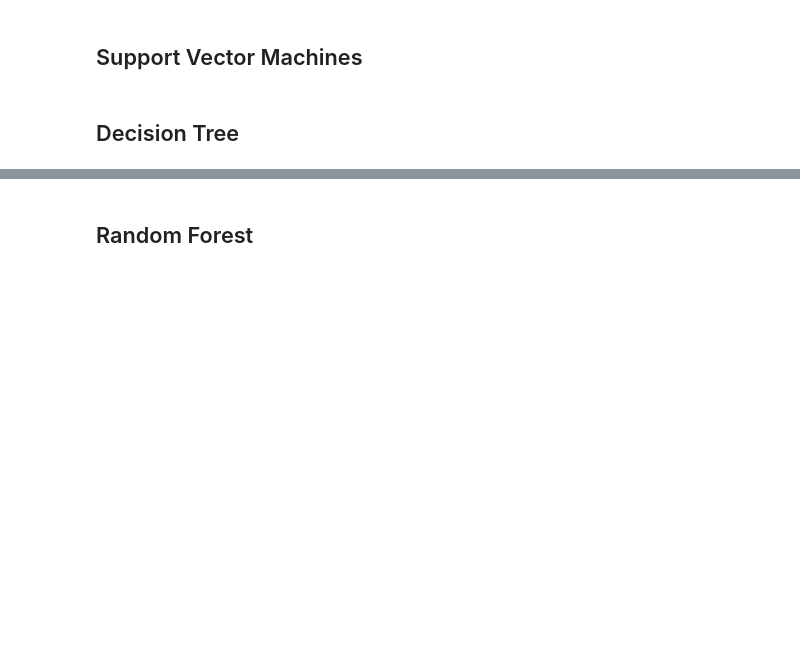
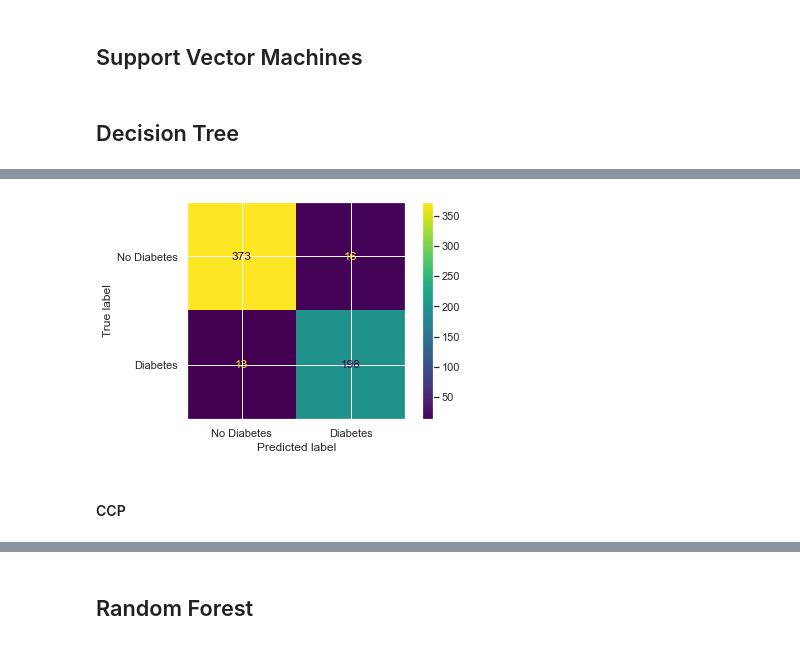
Before and after one commit to Ahmed-Alsardi/CS364_ml_project, a Jupyter notebook: main.ipynb, the cells around one changed output, grey strips where cells are left out. Drawn from its saved outputs; the diff is of its cells as text; code cells hidden in the pictures; blank space fills up the shorter version.

```diff
--- a/main.ipynb
+++ b/main.ipynb
@@ -197,0 +237,7 @@ print(knn_accuracy, knn_precision, knn_recall)
+# %%
+plot_confusion_matrix(clf_dt, test_X, test_y, display_labels=["No Diabetes", "Diabetes"])
+plt.show()
+# %% [output]
+[figure, added]
+# %% [markdown]
+#### CCP
```
Also changed, not shown: parts of 22 cells of this notebook.
